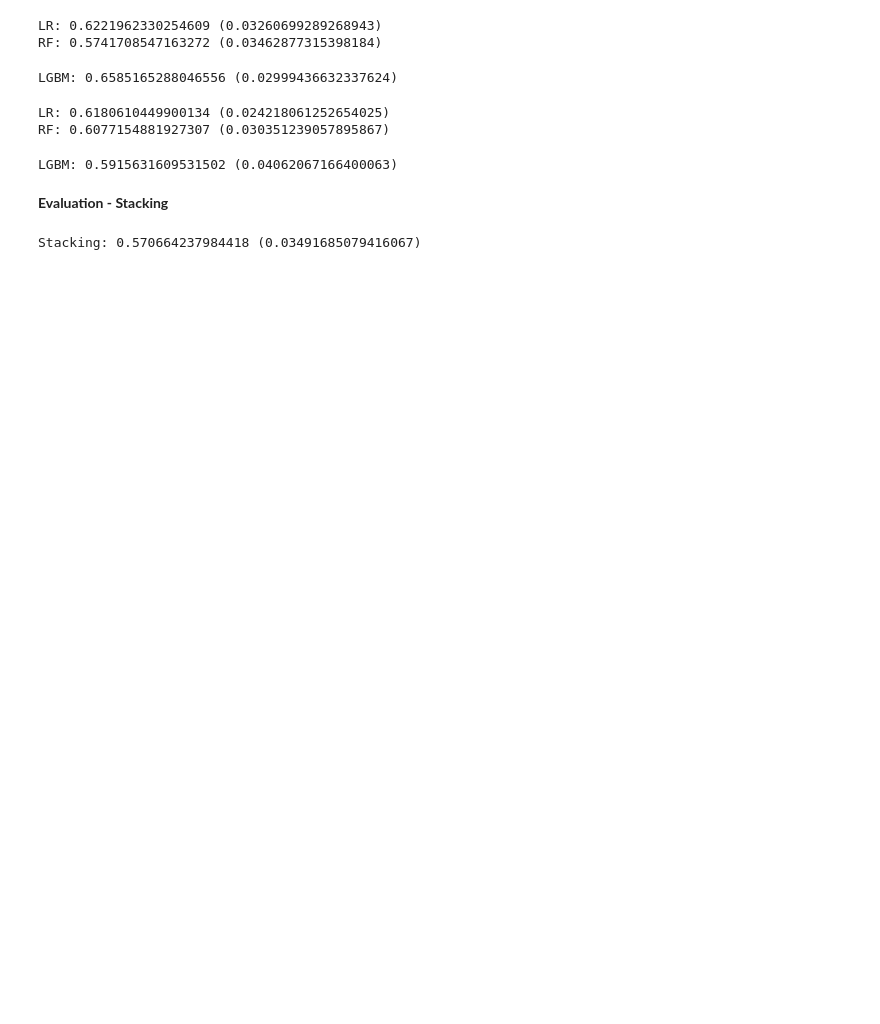
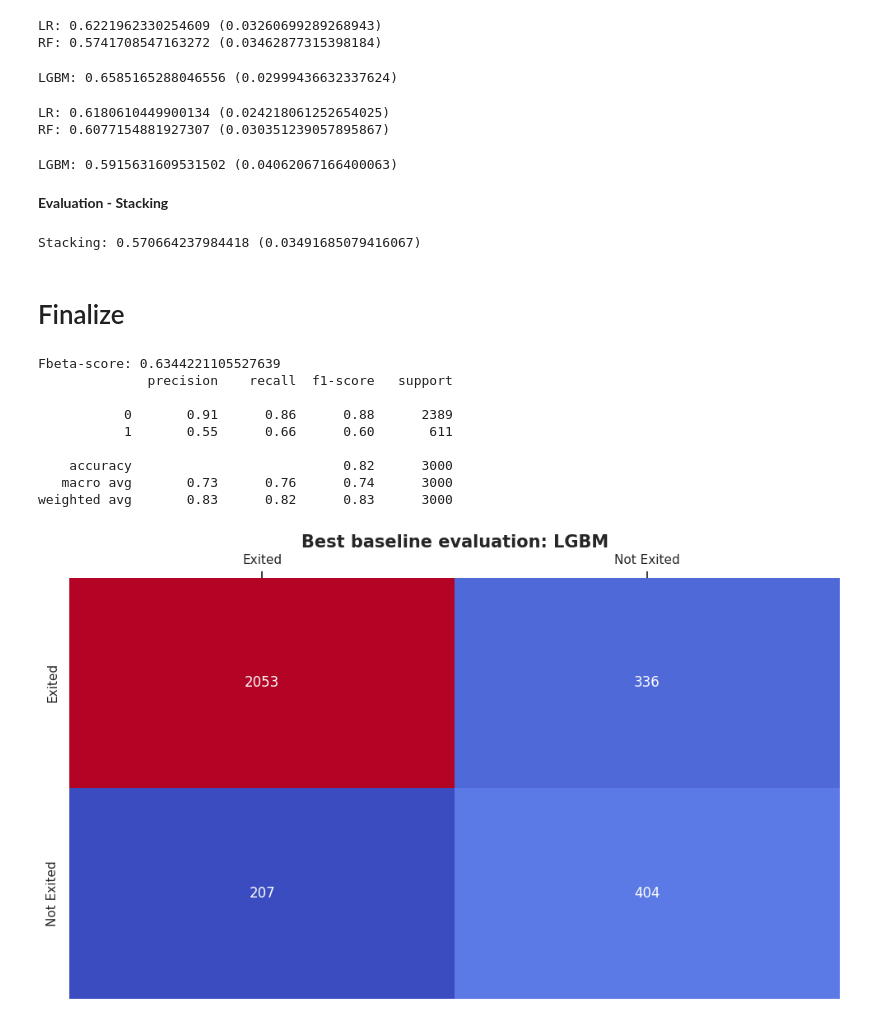
Before and after one commit to hyugai/ML-Classification-CustomerChurn_EuropeanBasedBank, a Jupyter notebook: jupyter/init.ipynb, the cells around one changed output. Cells and saved outputs as stored; diff of their text form; code cells hidden in the pictures; blank space fills up the shorter version.

```diff
--- a/jupyter/init.ipynb
+++ b/jupyter/init.ipynb
@@ -703,3 +703,43 @@ with mlflow.start_run():
     mlflow.sklearn.log_model(sk_model=stacking, artifact_path='model')
 # %% [output]
 Stacking: 0.570664237984418 (0.03491685079416067)
+# %% [markdown]
+# Finalize
+# %%
+# search the best run
+run_id = mlflow.search_runs(order_by=["metrics.val_fbeta DESC"])['run_id'].values[0]
+model = mlflow.sklearn.load_model(model_uri=f"runs:/{run_id}/model")
+# %%
+# make predictions on unseen data
+val_predictions = model.predict(materials['X_test'])
+val_fbeta = fbeta_score(materials['y_test'], val_predictions,
+                        beta=2)
+print(f"Fbeta-score: {val_fbeta}\n{classification_report(materials['y_test'], val_predictions)}")
+
+# confusion matrix
+fig, ax = plt.subplots(figsize=(10, 6))
+data_to_plot = confusion_matrix(materials['y_test'], val_predictions)
+g = sns.heatmap(data_to_plot,
+                annot=True, fmt='.0f',
+                cmap='coolwarm', cbar=False, ax=ax)
+g.xaxis.tick_top()
+g.set_xticklabels(['Exited', 'Not Exited'])
+g.set_yticklabels(['Exited', 'Not Exited'])
+g.set_title('Best baseline evaluation: LGBM',
+            fontdict=dict(size=15, weight='bold'))
+
+fig.savefig('../resource/jupyter/image/best_base_line_evaluation_lgbm.png')
+
+plt.tight_layout()
+plt.show()
+# %% [output]
+Fbeta-score: 0.6344221105527639
+              precision    recall  f1-score   support
+
+           0       0.91      0.86      0.88      2389
+           1       0.55      0.66      0.60       611
+
+    accuracy                           0.82      3000
+   macro avg       0.73      0.76      0.74      3000
+weighted avg       0.83      0.82      0.83      3000
+[figure, added]
```
Also changed, not shown: 2 other files.
